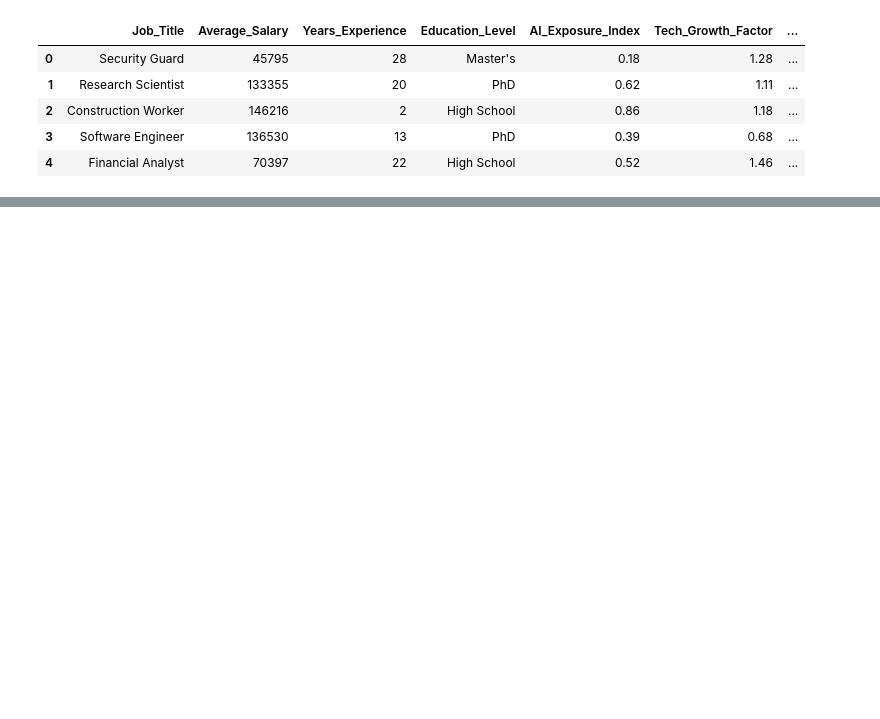
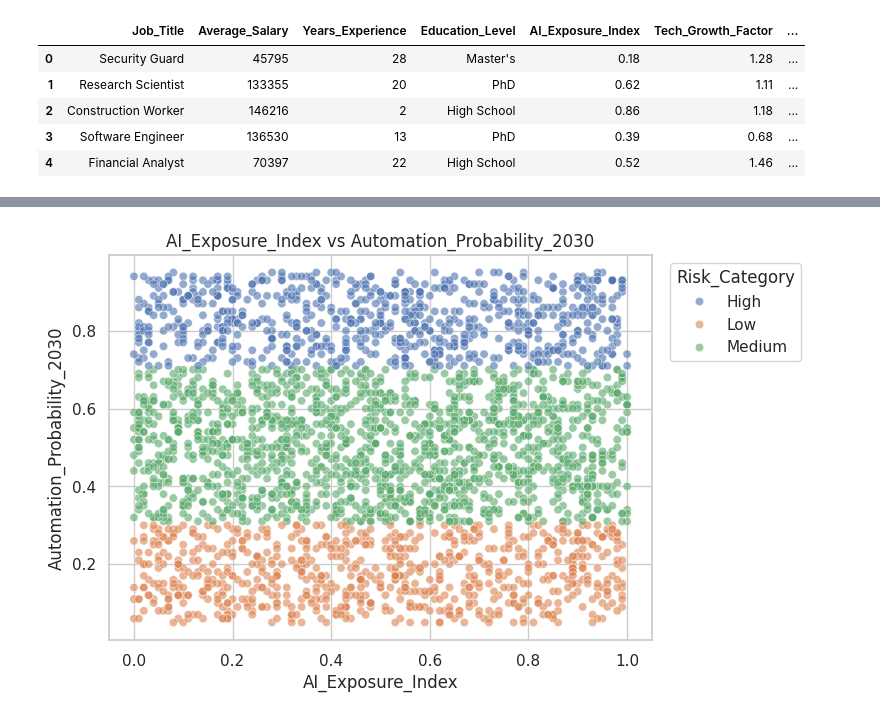
Before and after one commit to AlexandreVilaca1/ai-impact, a Jupyter notebook: EDA.ipynb, the cells around one changed output, grey strips where cells are left out. Cells and saved outputs as stored; diff of their text form; code cells hidden in the pictures; blank space fills up the shorter version.

```diff
--- a/EDA.ipynb
+++ b/EDA.ipynb
@@ -45,0 +244,14 @@ df.head()
+# %%
+# AI exposure vs automation probability
+needed = {'AI_Exposure_Index', 'Automation_Probability_2030'}
+if needed.issubset(df.columns):
+    plt.figure(figsize=(7, 5))
+    if 'Risk_Category' in df.columns:
+        sns.scatterplot(data=df, x='AI_Exposure_Index', y='Automation_Probability_2030', hue='Risk_Category', alpha=0.6)
+        plt.legend(title='Risk_Category', bbox_to_anchor=(1.02, 1), loc='upper left')
+    else:
+        sns.scatterplot(data=df, x='AI_Exposure_Index', y='Automation_Probability_2030', alpha=0.6)
+    plt.title('AI_Exposure_Index vs Automation_Probability_2030')
+    plt.show()
+# %% [output]
+[figure, added]
```
Also changed, not shown: parts of 32 cells of this notebook.
